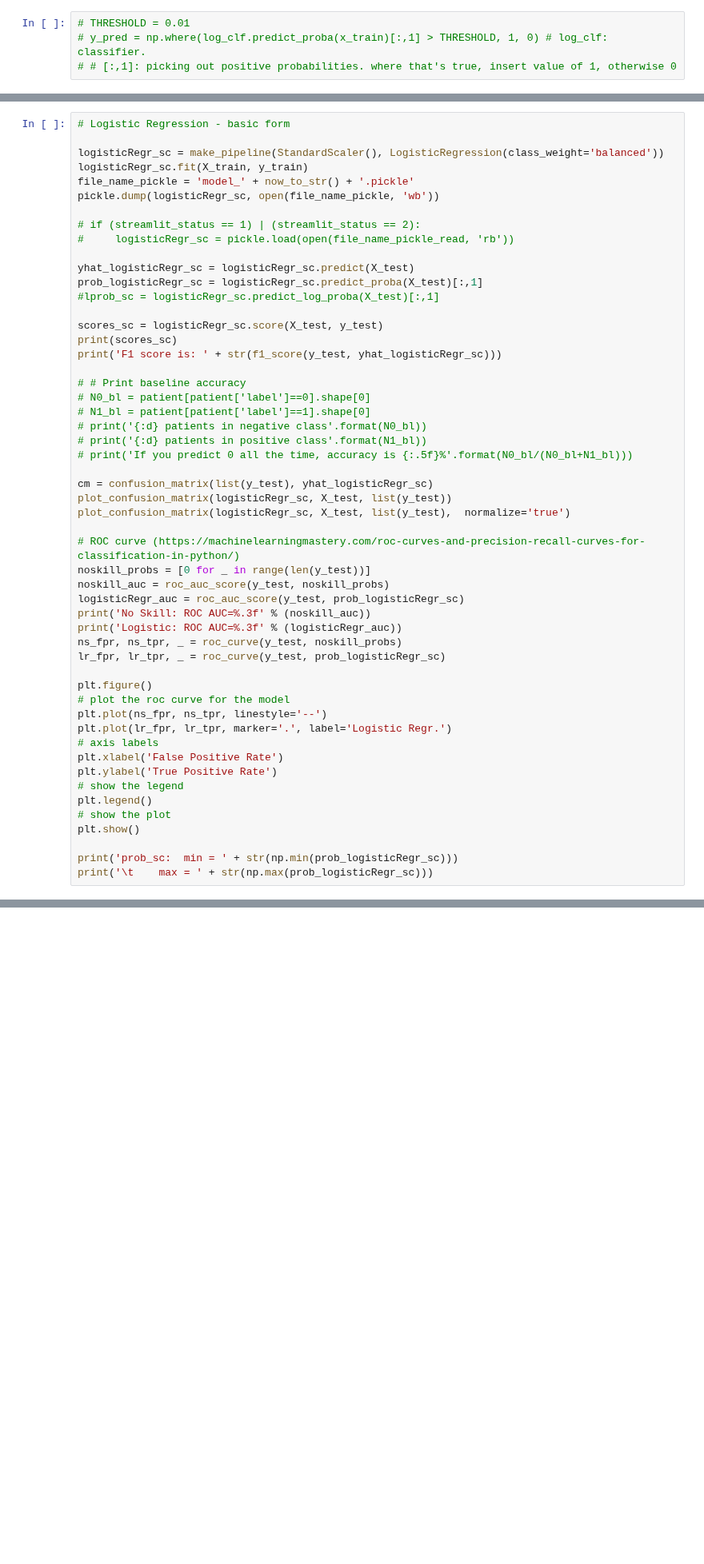
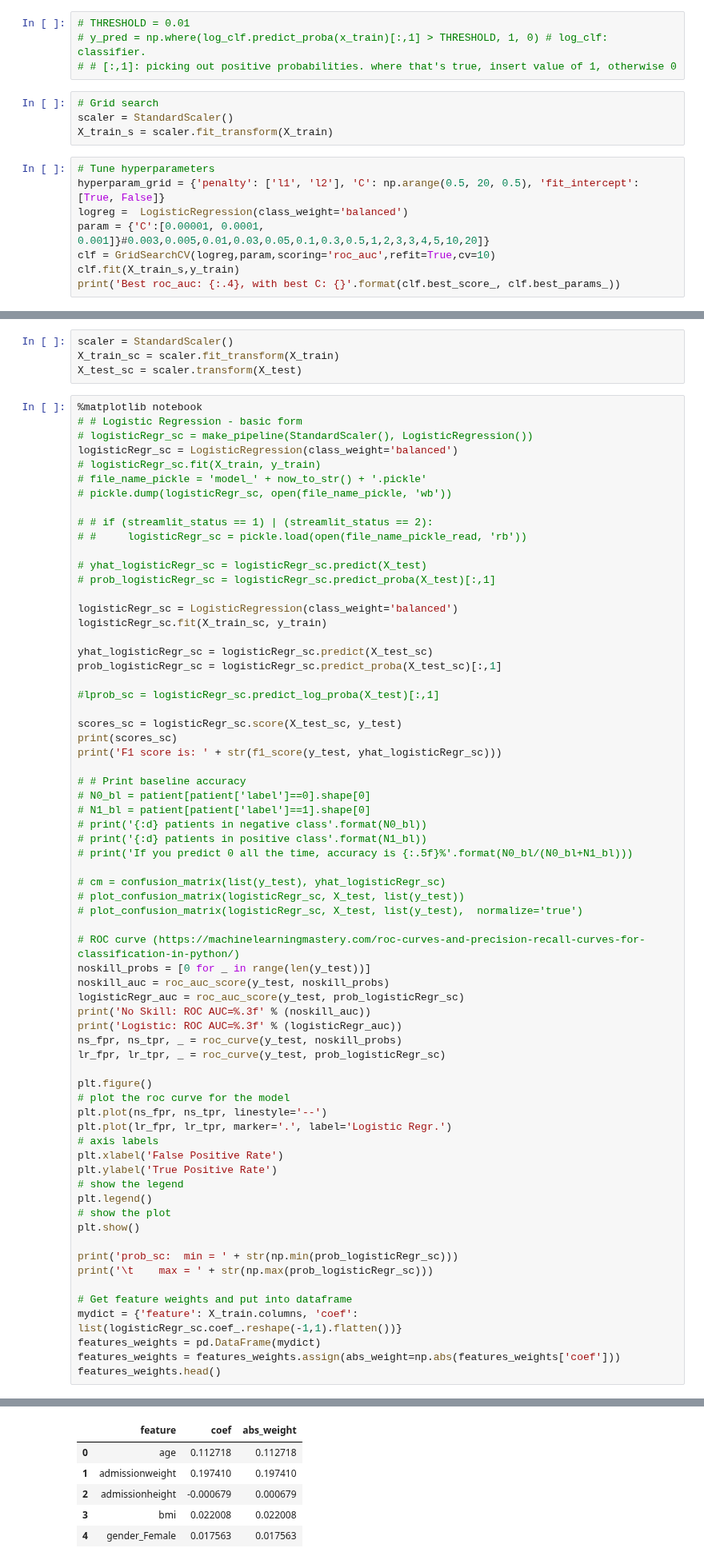
Before and after one commit to horwitzr/ViTalErt, a Jupyter notebook: models/Model.ipynb, the cells around one changed output, grey strips where cells are left out. Shown at 80% size. Cells and saved outputs as stored; diff of their text form; blank space fills up the shorter version.

Commit message:
Model.ipynb had logistic regression and outputs weights for each feature

```diff
--- a/models/Model.ipynb
+++ b/models/Model.ipynb
@@ -169,3 +252,15 @@ if (streamlit_status == 1) | (streamlit_status == 2):
 # THRESHOLD = 0.01
 # y_pred = np.where(log_clf.predict_proba(x_train)[:,1] > THRESHOLD, 1, 0) # log_clf: classifier.
 # # [:,1]: picking out positive probabilities. where that's true, insert value of 1, otherwise 0
+# %%
+# Grid search
+scaler = StandardScaler()
+X_train_s = scaler.fit_transform(X_train)
+# %%
+# Tune hyperparameters
+hyperparam_grid = {'penalty': ['l1', 'l2'], 'C': np.arange(0.5, 20, 0.5), 'fit_intercept': [True, False]}
+logreg =  LogisticRegression(class_weight='balanced')
+param = {'C':[0.00001, 0.0001, 0.001]}#0.003,0.005,0.01,0.03,0.05,0.1,0.3,0.5,1,2,3,3,4,5,10,20]}
+clf = GridSearchCV(logreg,param,scoring='roc_auc',refit=True,cv=10)
+clf.fit(X_train_s,y_train)
+print('Best roc_auc: {:.4}, with best C: {}'.format(clf.best_score_, clf.best_params_))
@@ -172,19 +269,31 @@ if (streamlit_status == 1) | (streamlit_status == 2):
+# %%
+scaler = StandardScaler()
+X_train_sc = scaler.fit_transform(X_train)
+X_test_sc = scaler.transform(X_test)
 # %%
-# Logistic Regression - basic form
+%matplotlib notebook
+# # Logistic Regression - basic form
+# logisticRegr_sc = make_pipeline(StandardScaler(), LogisticRegression())
+logisticRegr_sc = LogisticRegression(class_weight='balanced')
+# logisticRegr_sc.fit(X_train, y_train)
+# file_name_pickle = 'model_' + now_to_str() + '.pickle'
+# pickle.dump(logisticRegr_sc, open(file_name_pickle, 'wb'))
 
-logisticRegr_sc = make_pipeline(StandardScaler(), LogisticRegression(class_weight='balanced'))
-logisticRegr_sc.fit(X_train, y_train)
-file_name_pickle = 'model_' + now_to_str() + '.pickle'
-pickle.dump(logisticRegr_sc, open(file_name_pickle, 'wb'))
+# # if (streamlit_status == 1) | (streamlit_status == 2):
+# #     logisticRegr_sc = pickle.load(open(file_name_pickle_read, 'rb'))
 
-# if (streamlit_status == 1) | (streamlit_status == 2):
-#     logisticRegr_sc = pickle.load(open(file_name_pickle_read, 'rb'))
+# yhat_logisticRegr_sc = logisticRegr_sc.predict(X_test)
+# prob_logisticRegr_sc = logisticRegr_sc.predict_proba(X_test)[:,1]
 
-yhat_logisticRegr_sc = logisticRegr_sc.predict(X_test)
-prob_logisticRegr_sc = logisticRegr_sc.predict_proba(X_test)[:,1]
+logisticRegr_sc = LogisticRegression(class_weight='balanced')
+logisticRegr_sc.fit(X_train_sc, y_train)
+
+yhat_logisticRegr_sc = logisticRegr_sc.predict(X_test_sc)
+prob_logisticRegr_sc = logisticRegr_sc.predict_proba(X_test_sc)[:,1]
+
 #lprob_sc = logisticRegr_sc.predict_log_proba(X_test)[:,1]
 
-scores_sc = logisticRegr_sc.score(X_test, y_test)
+scores_sc = logisticRegr_sc.score(X_test_sc, y_test)
 print(scores_sc)
 print('F1 score is: ' + str(f1_score(y_test, yhat_logisticRegr_sc)))
 
@@ -195,9 +304,9 @@ print('F1 score is: ' + str(f1_score(y_test, yhat_logisticRegr_sc)))
 # print('{:d} patients in positive class'.format(N1_bl))
 # print('If you predict 0 all the time, accuracy is {:.5f}%'.format(N0_bl/(N0_bl+N1_bl)))
 
-cm = confusion_matrix(list(y_test), yhat_logisticRegr_sc)
-plot_confusion_matrix(logisticRegr_sc, X_test, list(y_test))
-plot_confusion_matrix(logisticRegr_sc, X_test, list(y_test),  normalize='true')
+# cm = confusion_matrix(list(y_test), yhat_logisticRegr_sc)
+# plot_confusion_matrix(logisticRegr_sc, X_test, list(y_test))
+# plot_confusion_matrix(logisticRegr_sc, X_test, list(y_test),  normalize='true')
 
 # ROC curve (https://machinelearningmastery.com/roc-curves-and-precision-recall-curves-for-classification-in-python/)
 noskill_probs = [0 for _ in range(len(y_test))]
@@ -222,4 +331,10 @@ plt.show()
 
 print('prob_sc:  min = ' + str(np.min(prob_logisticRegr_sc)))
 print('\t    max = ' + str(np.max(prob_logisticRegr_sc)))
+
+# Get feature weights and put into dataframe
+mydict = {'feature': X_train.columns, 'coef': list(logisticRegr_sc.coef_.reshape(-1,1).flatten())}
+features_weights = pd.DataFrame(mydict)
+features_weights = features_weights.assign(abs_weight=np.abs(features_weights['coef']))
+features_weights.head()
 # %% [output]
@@ -234,0 +349,6 @@ prob_sc:  min = 2.034634375032777e-17
+|  | feature | coef | abs_weight |
+| 0 | age | 0.112718 | 0.112718 |
+| 1 | admissionweight | 0.197410 | 0.197410 |
+| 2 | admissionheight | -0.000679 | 0.000679 |
+| 3 | bmi | 0.022008 | 0.022008 |
+| 4 | gender_Female | 0.017563 | 0.017563 |
```
Also changed, not shown: parts of 29 cells of this notebook.
